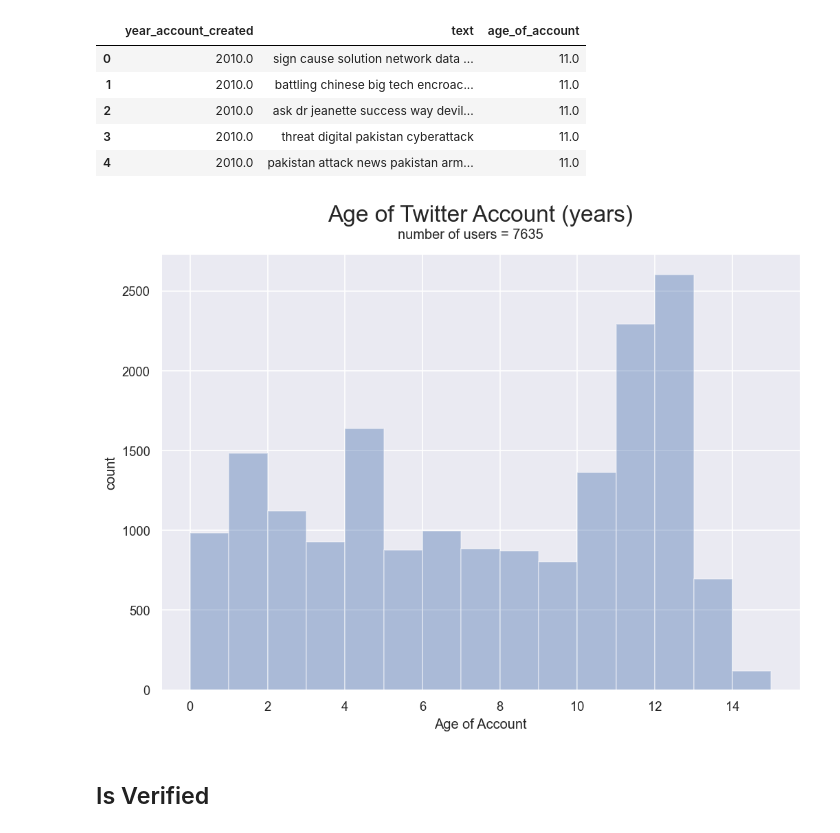
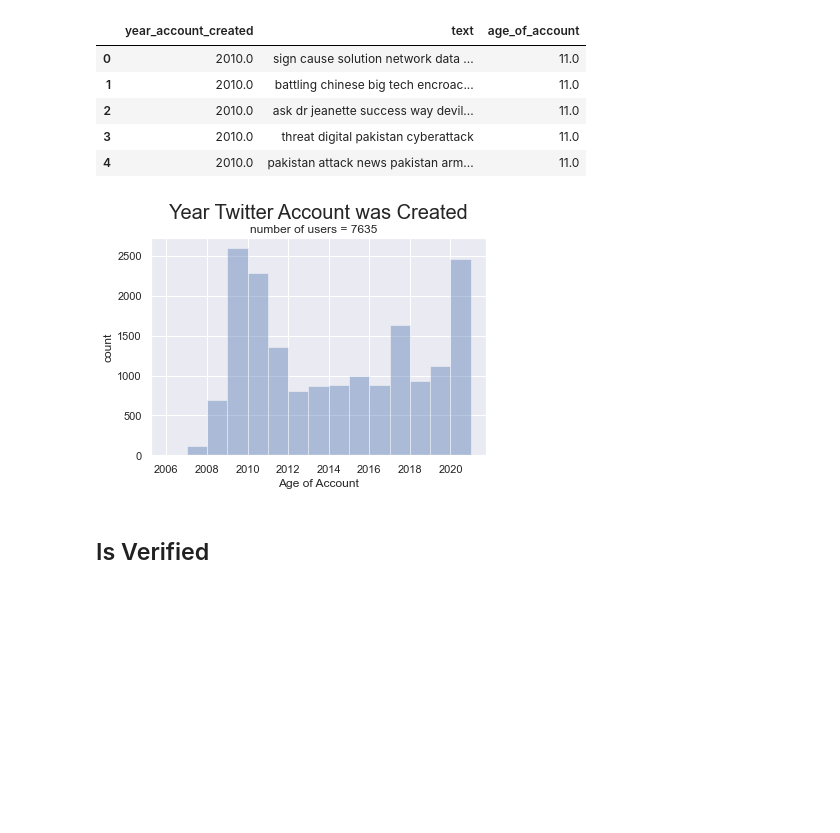
Before and after one commit to sofiapiedrahita/CyberCollective, a Jupyter notebook: Cyber Security Tweets Analysis - Elyse.ipynb, the cells around one changed output. Saved outputs shown, nothing was run; the diff lists cells and outputs as text; code cells hidden in the pictures; blank space fills up the shorter version.

```diff
--- a/Cyber Security Tweets Analysis - Elyse.ipynb
+++ b/Cyber Security Tweets Analysis - Elyse.ipynb
@@ -482,13 +495,13 @@ acc_created.head()
 | 3 | 2010.0 | threat digital pakistan cyberattack | 11.0 |
 | 4 | 2010.0 | pakistan attack news pakistan arm... | 11.0 |
 # %%
-sns.distplot(acc_created['age_of_account'],  kde = False, bins =15)
-plt.title("Age of Twitter Account (years)", size = 20, y = 1.06)
+sns.distplot(acc_created['year_account_created'],  kde = False, bins =15)
+plt.title("Year Twitter Account was Created", size = 20, y = 1.06)
 plt.suptitle("number of users = 7635", y = .925)
 plt.xlabel("Age of Account")
 plt.ylabel("count");
 # %% [output]
-[figure, old version]
+[figure, new version]
 # %% [markdown]
 ## Is Verified
 # %%
```
Also changed, not shown: parts of 11 cells of this notebook.
